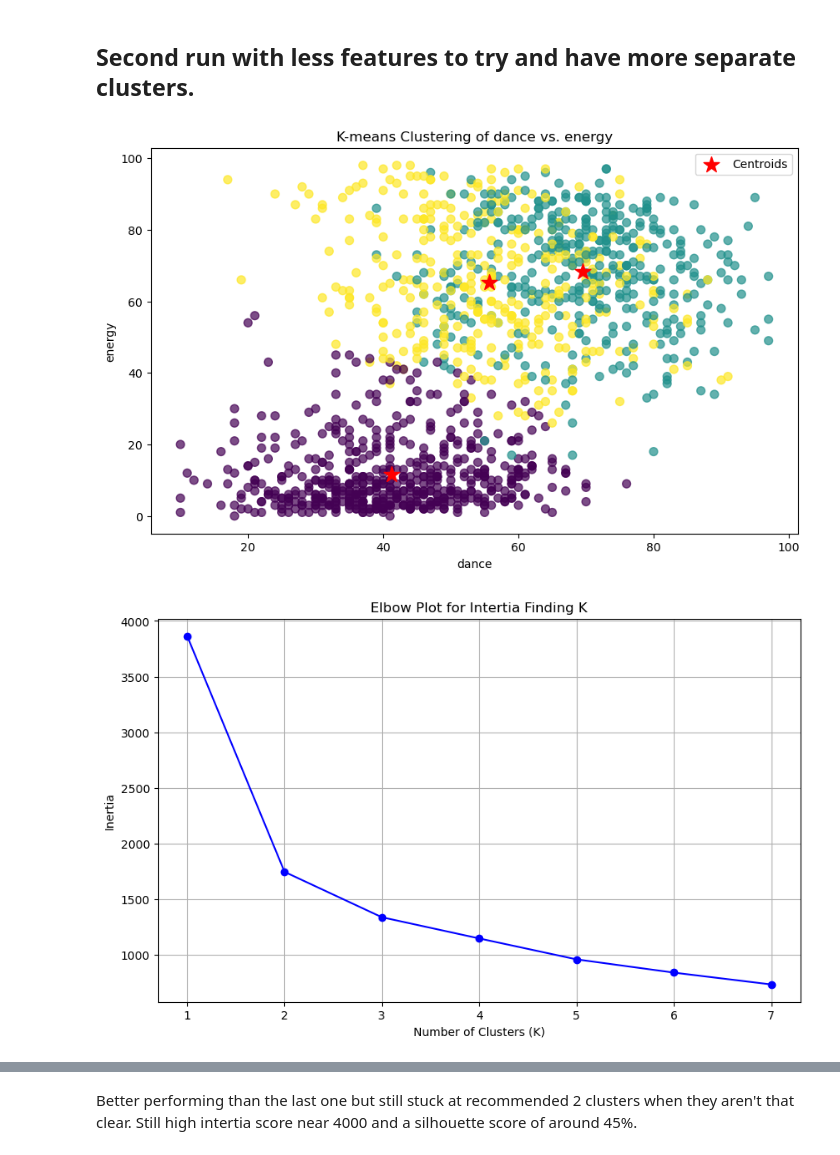
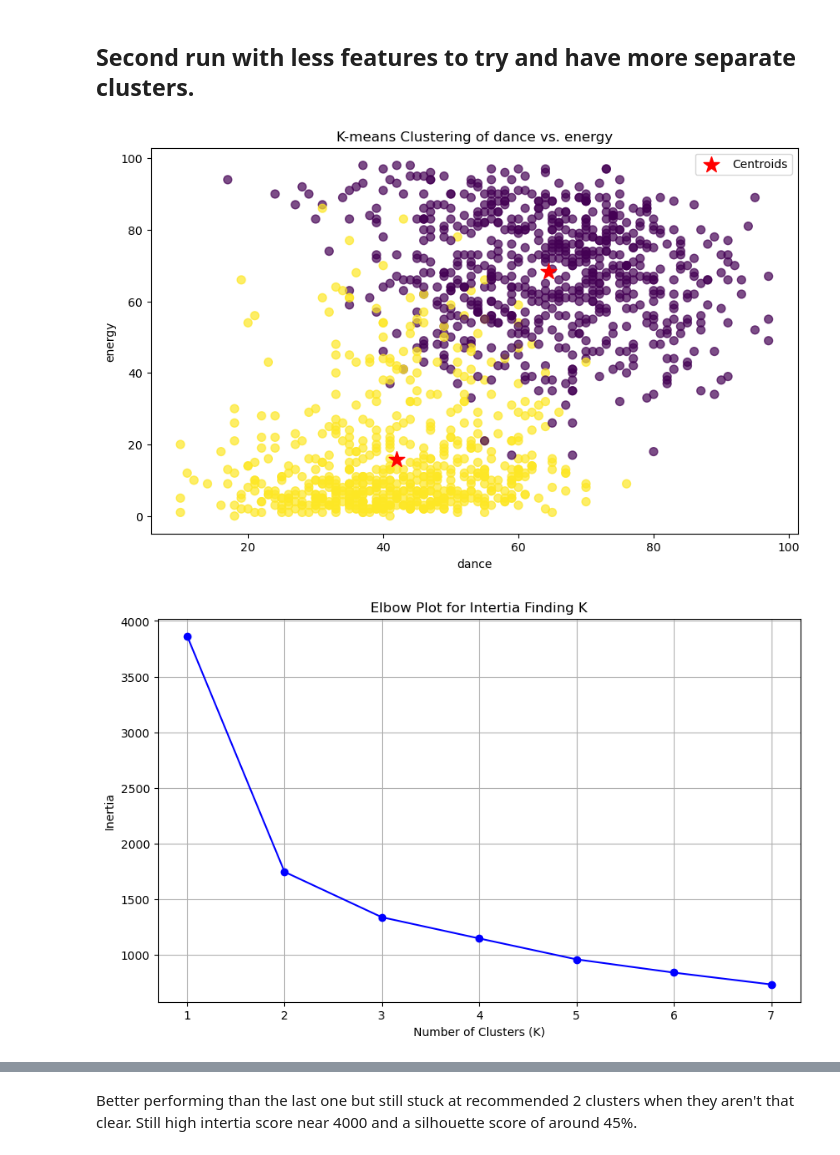
Before and after one commit to robbhuey/Spotify, a Jupyter notebook: Code/02_Pre-processing_and_Modeling.ipynb, the cells around one changed output, grey strips where cells are left out. Saved outputs shown, nothing was run; the diff lists cells and outputs as text; code cells hidden in the pictures.

```diff
--- a/Code/02_Pre-processing_and_Modeling.ipynb
+++ b/Code/02_Pre-processing_and_Modeling.ipynb
@@ -147,11 +141,11 @@ Poor model performance for both intertia and silhouette scores. Both recommended
 # %% [markdown]
 ## Second run with less features to try and have more separate clusters.
 # %%
-kmeans_clustering(spot, features = ['dance', 'energy', 'valence'])
+kmeans_clustering(spot, features = ['dance', 'energy', 'valence'], num_clusters = 2)
 elbow_plot(spot, features = ['dance', 'energy', 'valence'])
 silhouette_plot(spot, features = ['dance', 'energy', 'valence'])
 # %% [output]
-[figure, old version]
+[figure, new version]
 [figure]
 [figure]
 # %% [markdown]
```
Also changed, not shown: parts of 6 cells of this notebook, 17 other files.
